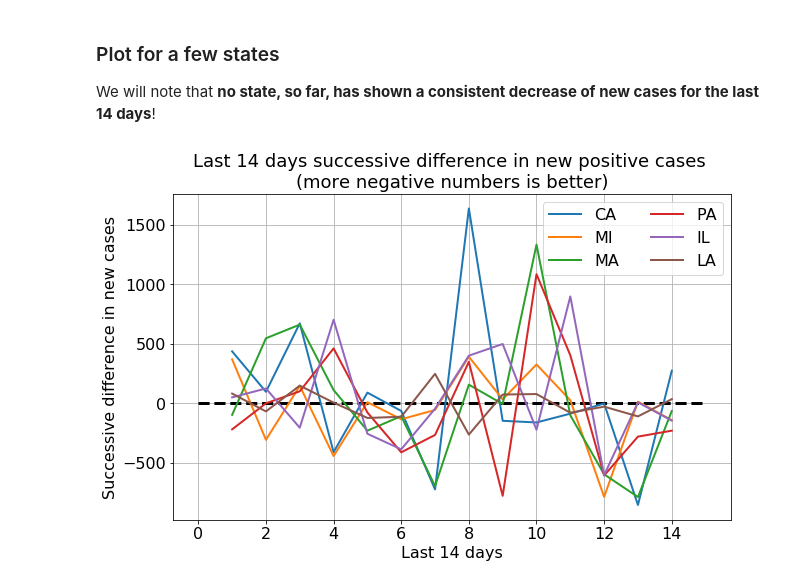
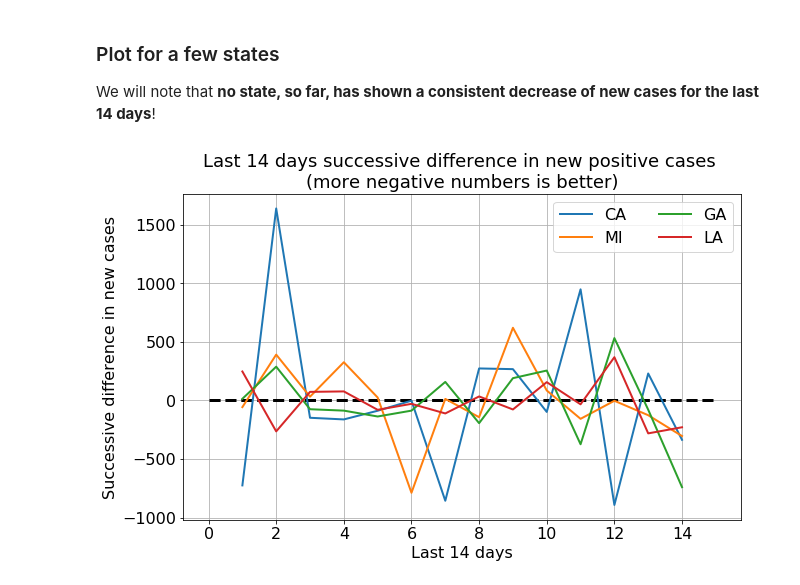
Before and after one commit to tirthajyoti/Covid-19-analysis, a Jupyter notebook: Notebook/Covid-tracking-project.ipynb, the cells around one changed output. Cells and saved outputs as stored; diff of their text form; code cells hidden in the pictures.

```diff
--- a/Notebook/Covid-tracking-project.ipynb
+++ b/Notebook/Covid-tracking-project.ipynb
@@ -463,22 +466,22 @@ def caseCountsdecrease(days=14,state='NY'):
 
 We will note that **no state, so far, has shown a consistent decrease of new cases for the last 14 days**!
 # %%
-states = ['CA','MI','MA','PA','IL','LA']
+states = ['CA','MI','GA','LA']
 cd = []
 x = np.arange(1,15,1)
 plt.figure(figsize=(10,6))
 plt.title("Last 14 days successive difference in new positive cases \n(more negative numbers is better)",
           fontsize=18)
 for s in states:
     _,data = caseCountsdecrease(days=14,state=s)
     plt.plot(x,data,linewidth=2)
 plt.legend(states,fontsize=16,ncol=2)
 plt.grid(True)
 plt.xticks(fontsize=16)
 plt.yticks(fontsize=16)
 plt.xlabel("Last 14 days",fontsize=16)
 plt.ylabel("Successive difference in new cases",fontsize=16)
 plt.hlines(y=0,xmin=0,xmax=15,linestyles='--',lw=3)
 plt.show()
 # %% [output]
-[figure, old version]
+[figure, new version]
```
Also changed, not shown: parts of 18 cells of this notebook.
